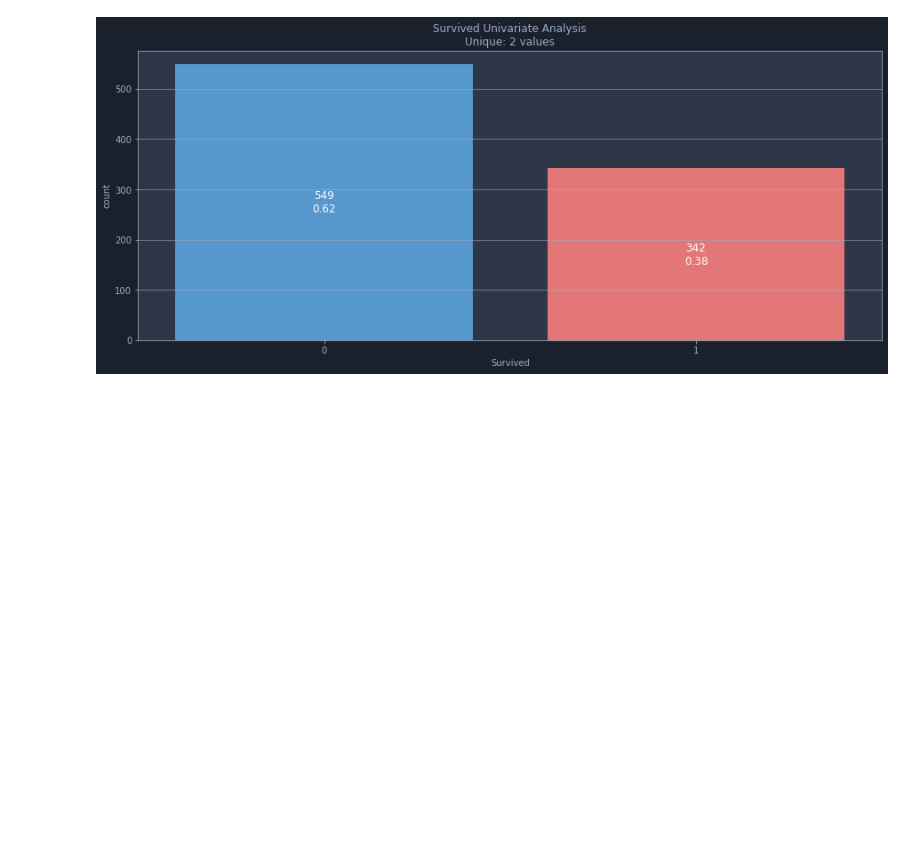
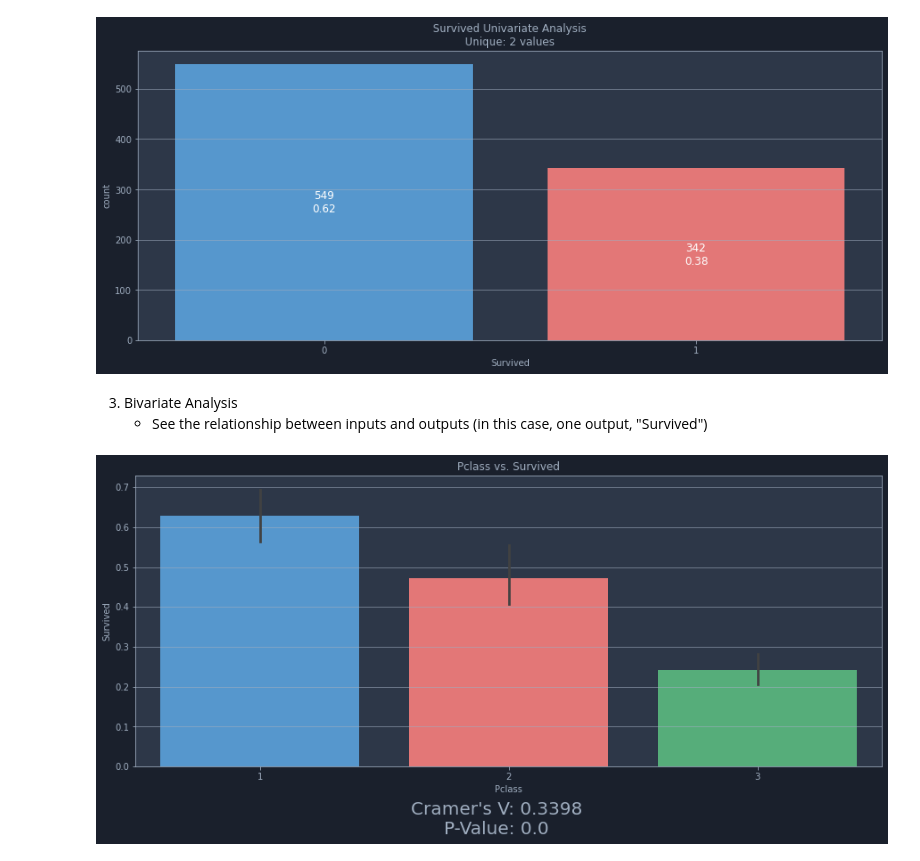
Before and after one commit to Devwulf/road-to-data-science, a Jupyter notebook: machine-learning/Titanic Kaggle Competition.ipynb, the cells around one changed output. Saved outputs shown, nothing was run; the diff lists cells and outputs as text; code cells hidden in the pictures; blank space fills up the shorter version.

Commit message:
Added bivariate hypothesis testing

```diff
--- a/machine-learning/Titanic Kaggle Competition.ipynb
+++ b/machine-learning/Titanic Kaggle Competition.ipynb
@@ -147,3 +208,10 @@ UVACategory(train, "Embarked")
 UVACategory(train, "Survived")
 # %% [output]
 [figure]
+# %% [markdown]
+3. Bivariate Analysis
+    - See the relationship between inputs and outputs (in this case, one output, "Survived")
+# %%
+BVACategoryCategory(train, "Pclass", "Survived")
+# %% [output]
+[figure, added]
```
Also changed, not shown: parts of 16 cells of this notebook, 4 other files.
